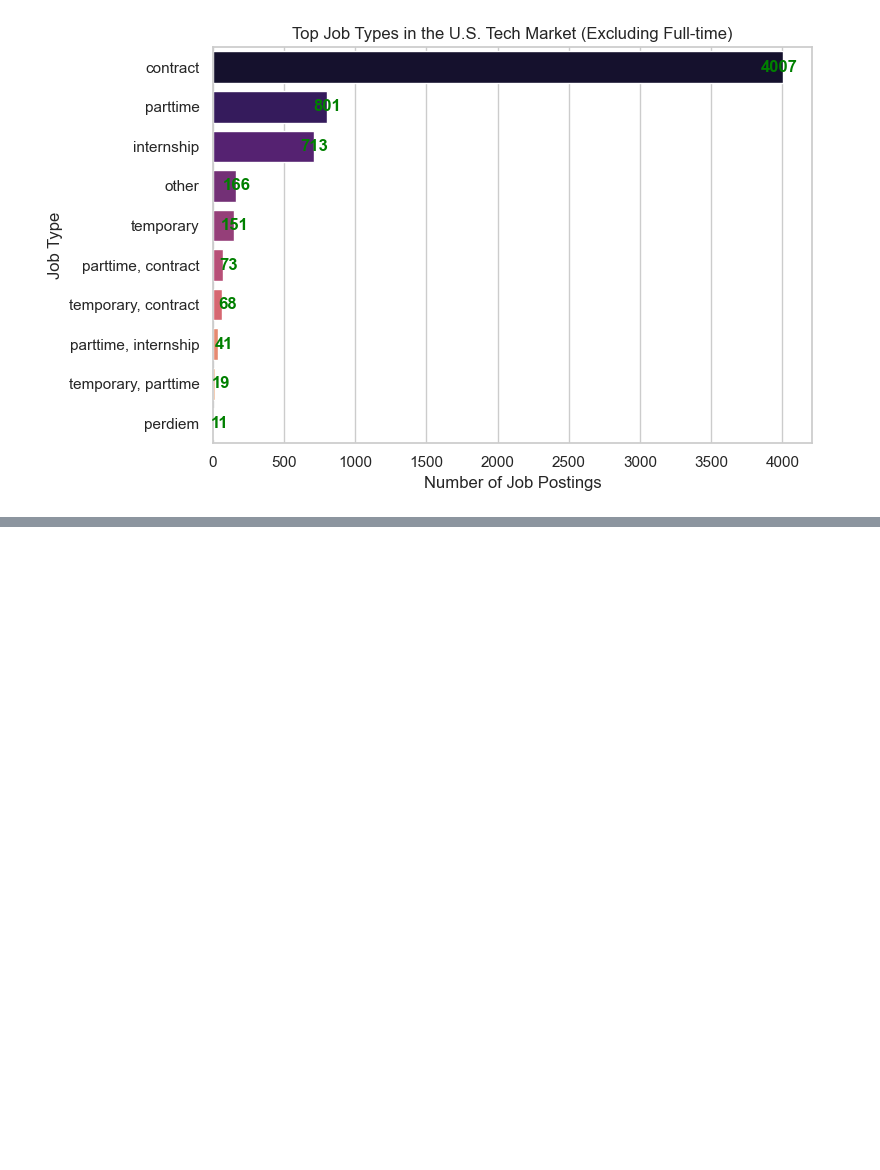
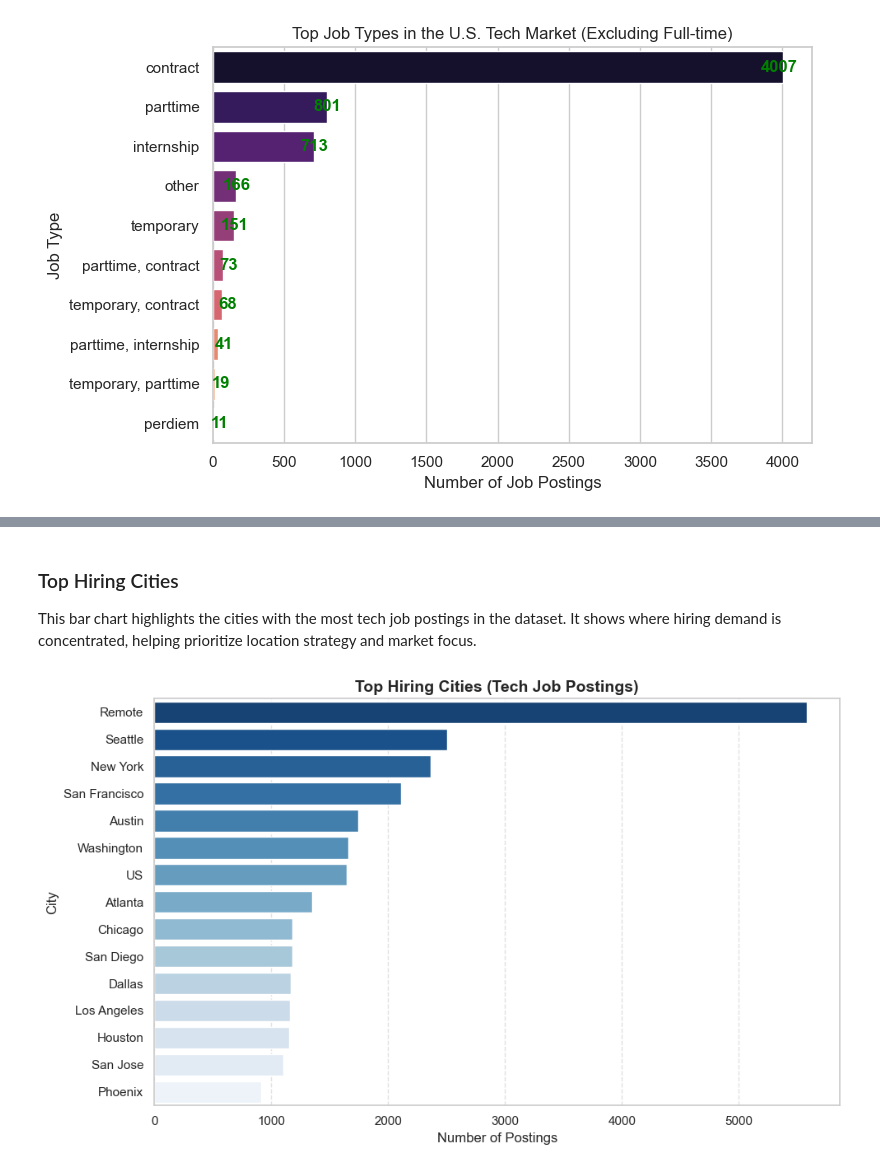
Before and after one commit to HCBrooks-lab/Job-Data, a Jupyter notebook: US_Tech_Job_Analysis.ipynb, the cells around one changed output, grey strips where cells are left out. Drawn from its saved outputs; the diff is of its cells as text; code cells hidden in the pictures; blank space fills up the shorter version.

```diff
--- a/US_Tech_Job_Analysis.ipynb
+++ b/US_Tech_Job_Analysis.ipynb
@@ -239,0 +196,42 @@ plt.show()
+# %% [markdown]
+### Top Hiring Cities
+This bar chart highlights the cities with the most tech job postings in the dataset. It shows where hiring demand is concentrated, helping prioritize location strategy and market focus.
+# %%
+df = pd.read_csv("tech_jobs_cleaned_updated.csv")
+
+
+df.columns = (df.columns
+              .str.replace("\u00A0", " ", regex = False)
+              .str.replace(r"\s+", " ", regex = True)
+              .str.strip())
+
+if "Unnamed: 5" in df.columns:
+    df = df.drop(columns = ["Unnamed: 5"])
+
+if "company " in df.columns and "company" not in df.columns:
+    df = df.rename(columns = {"company ": "company"})
+
+
+for c in ("city", "state", "country", "title", "company"):
+    if c in df.columns:
+        df[c] = df[c].astype(str).str.strip()
+
+
+city_counts = (df.dropna(subset = ["city"])
+                 .groupby("city")
+                 .size()
+                 .sort_values(ascending = False)
+                 .head(15)
+                 .reset_index(name = "postings"))
+
+plt.figure(figsize = (10, 6))
+sns.barplot(data = city_counts, x = "postings", y= "city", palette = "Blues_r")
+plt.title("Top Hiring Cities (Tech Job Postings)", fontsize = 14, weight = "bold")
+plt.xlabel("Number of Postings")
+plt.ylabel("City")
+plt.grid(axis = "x", linestyle = "--", alpha = 0.6)
+plt.tight_layout()
+plt.savefig("top_hiring_cities.png", dpi = 300)
+plt.show()
+# %% [output]
+[figure, added]
```
Also changed, not shown: parts of 14 cells of this notebook.
